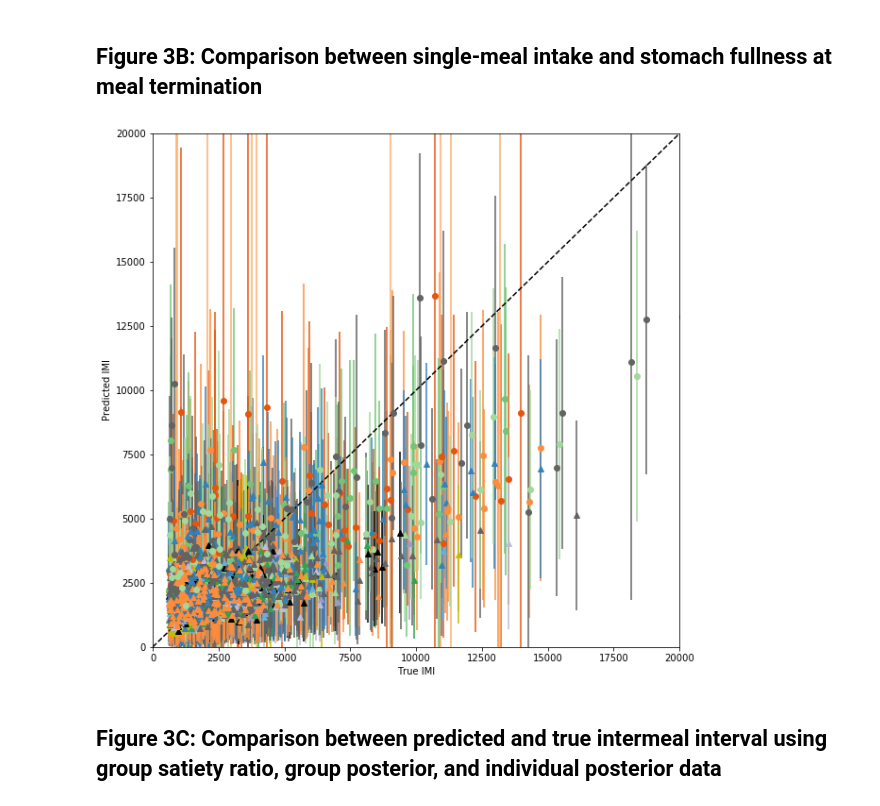
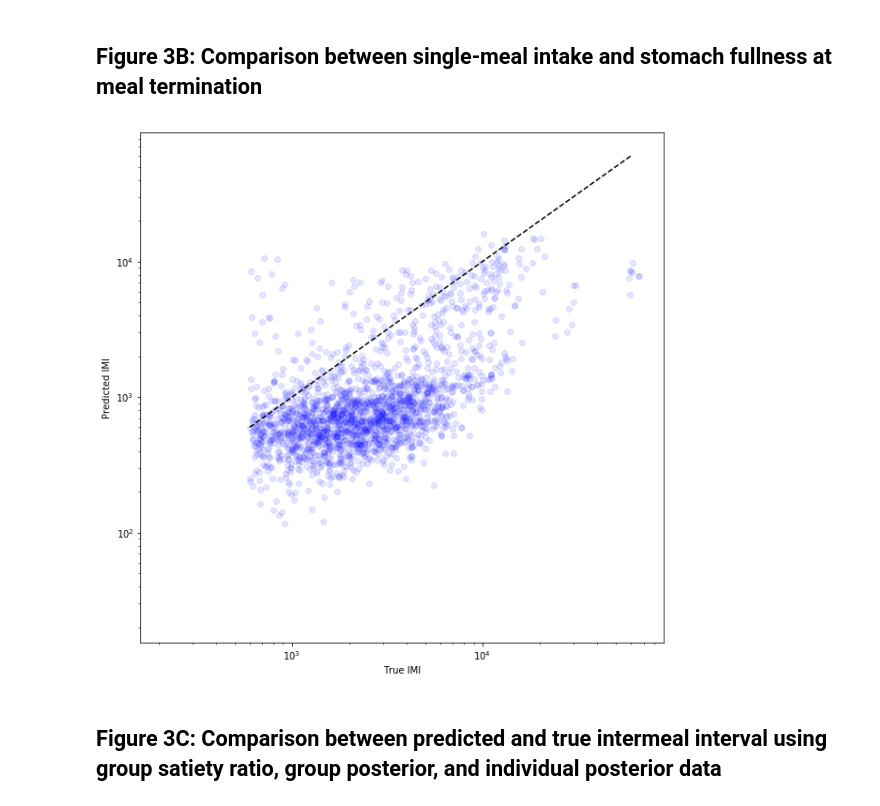
Before and after one commit to tomMcGrath/bayesian_feeding, a Jupyter notebook: Figure3.ipynb, the cells around one changed output. Cells and saved outputs as stored; diff of their text form; code cells hidden in the pictures.

```diff
--- a/Figure3.ipynb
+++ b/Figure3.ipynb
@@ -38,15 +42,19 @@ plt.show()
 # %%
 reload(plots)
 reload(helpers)
 
-#fig, axes = plots.IMI_prediction(df, num_samples=10, cutoff=600)
+#fig, axes = plots.IMI_prediction(df, num_samples=100, cutoff=1200)
+fig, axes = plots.IMI_prediction_KDEmax(df, num_samples=1000, cutoff=600)
+"""
 fig, axes = plots.predict_IMI_full_post(df,
                                         data_dict,
                                         num_resamples=1,
                                         cutoff=600)
+"""
+#fig, axes = plots.IMI_fullness(df, cutoff=600)
 plt.show()
 # %% [output]
-[figure, old version]
+[figure, new version]
 # %% [markdown]
 ## Figure 3C: Comparison between predicted and true intermeal interval using group satiety ratio, group posterior, and individual posterior data
 # %%
```
Also changed, not shown: parts of 4 cells of this notebook, 6 other files.
